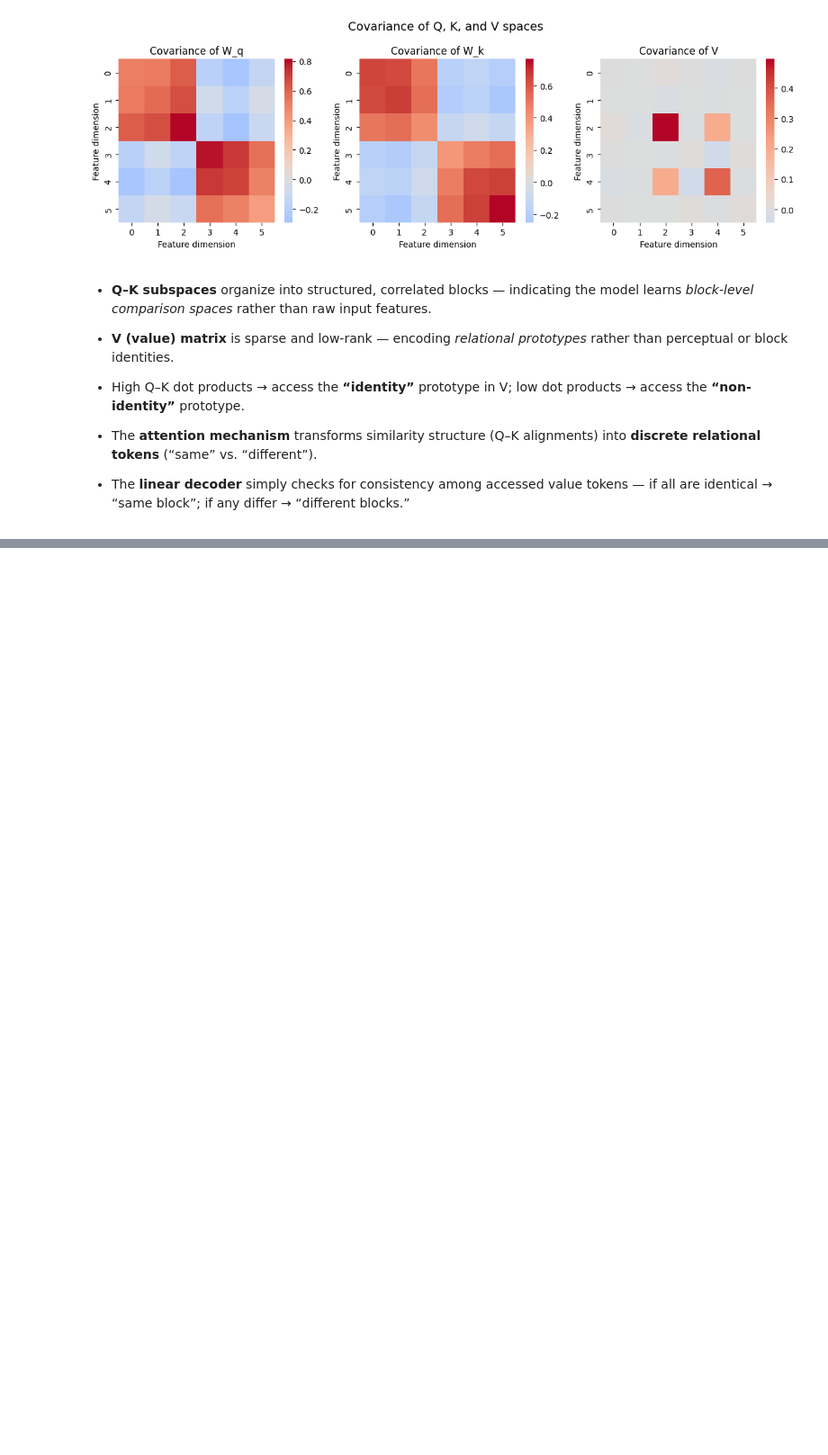
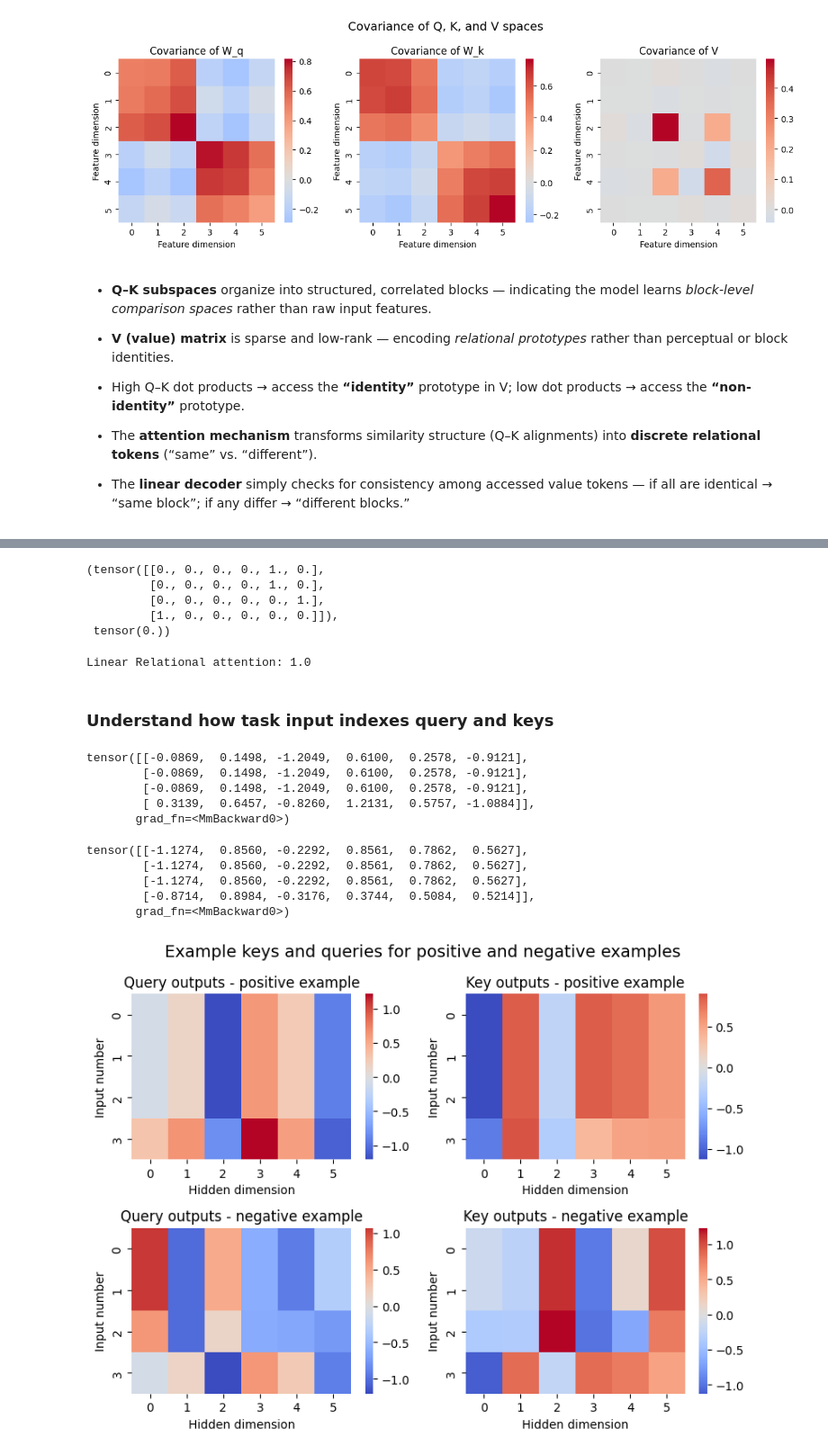
Before and after one commit to keith-murray/relational-attention, a Jupyter notebook: notebooks/block_task/model_analysis.ipynb, the cells around one changed output, grey strips where cells are left out. Shown at 90% size. Drawn from its saved outputs; the diff is of its cells as text; code cells hidden in the pictures; blank space fills up the shorter version.

Commit message:
[update,notebook] added a step-by-step visualization of how queries, keys, and values are computed in linear relational attention for the block task

```diff
--- a/notebooks/block_task/model_analysis.ipynb
+++ b/notebooks/block_task/model_analysis.ipynb
@@ -18,7 +27,7 @@ torch.manual_seed(42)
 # %% [markdown]
 ## Load model
 # %%
-checkpoint = torch.load("../../data/linear_relational_attention_block_classifier_full.pt", map_location="cpu")
+checkpoint = torch.load("./data/linear_relational_attention_block_classifier_full.pt", map_location="cpu")
 # %%
 # Recreate the same architecture
 model = AttentionClassifier(
@@ -109,0 +123,8 @@ plt.show()
+# %%
+# Parameters
+num_samples = 1000
+num_vectors = 4
+vector_len = 6
+# %%
+dataset = BlockComparisonDataset(num_samples, num_vectors, vector_len)
+loader = DataLoader(dataset, batch_size=16, shuffle=True)
@@ -109,0 +139,55 @@ plt.show()
+# %%
+dataset.data[2], dataset.labels[2]
+# %% [output]
+(tensor([[0., 0., 0., 0., 1., 0.],
+         [0., 0., 0., 0., 1., 0.],
+         [0., 0., 0., 0., 0., 1.],
+         [1., 0., 0., 0., 0., 0.]]),
+ tensor(0.))
+# %%
+acc_linear_relat = evaluate_model(model, loader)
+print("Linear Relational attention:", acc_linear_relat)
+# %% [output]
+Linear Relational attention: 1.0
+# %% [markdown]
+### Understand how task input indexes query and keys
+# %%
+model.attn.W_q(dataset.data[0])
+# %% [output]
+tensor([[-0.0869,  0.1498, -1.2049,  0.6100,  0.2578, -0.9121],
+        [-0.0869,  0.1498, -1.2049,  0.6100,  0.2578, -0.9121],
+        [-0.0869,  0.1498, -1.2049,  0.6100,  0.2578, -0.9121],
+        [ 0.3139,  0.6457, -0.8260,  1.2131,  0.5757, -1.0884]],
+       grad_fn=<MmBackward0>)
+# %%
+model.attn.W_k(dataset.data[0])
+# %% [output]
+tensor([[-1.1274,  0.8560, -0.2292,  0.8561,  0.7862,  0.5627],
+        [-1.1274,  0.8560, -0.2292,  0.8561,  0.7862,  0.5627],
+        [-1.1274,  0.8560, -0.2292,  0.8561,  0.7862,  0.5627],
+        [-0.8714,  0.8984, -0.3176,  0.3744,  0.5084,  0.5214]],
+       grad_fn=<MmBackward0>)
+# %%
+fig, axes = plt.subplots(2, 2, figsize=(8, 6))
+sns.heatmap(model.attn.W_q(dataset.data[0]).detach().numpy(), cmap="coolwarm", center=0, ax=axes[0,0])
+axes[0,0].set_title("Query outputs - positive example")
+
+sns.heatmap(model.attn.W_k(dataset.data[0]).detach().numpy(), cmap="coolwarm", center=0, ax=axes[0,1])
+axes[0,1].set_title("Key outputs - positive example")
+
+sns.heatmap(model.attn.W_q(dataset.data[2]).detach().numpy(), cmap="coolwarm", center=0, ax=axes[1,0])
+axes[1,0].set_title("Query outputs - negative example")
+
+sns.heatmap(model.attn.W_k(dataset.data[2]).detach().numpy(), cmap="coolwarm", center=0, ax=axes[1,1])
+axes[1,1].set_title("Key outputs - negative example")
+
+for ax_ in axes:
+    for ax in ax_:
+        ax.set_xlabel("Hidden dimension")
+        ax.set_ylabel("Input number")
+
+plt.suptitle("Example keys and queries for positive and negative examples", fontsize=14)
+plt.tight_layout()
+plt.show()
+# %% [output]
+[figure, added]
```
Also changed, not shown: parts of 26 cells of this notebook.
